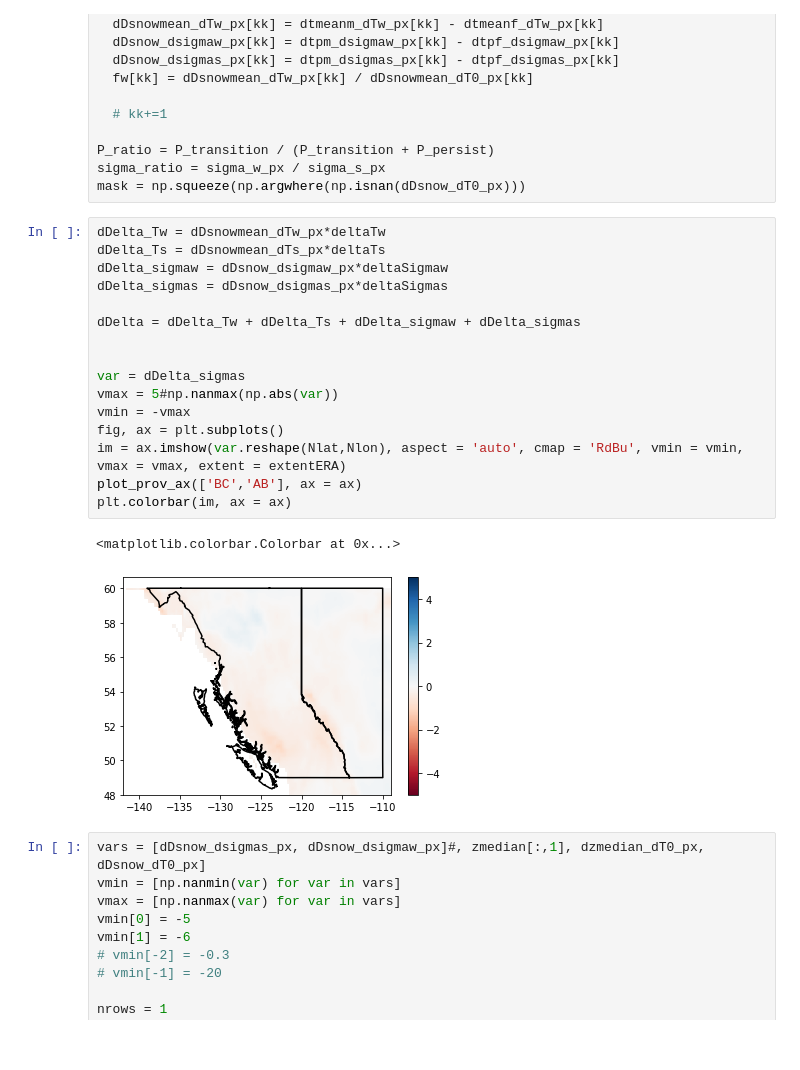
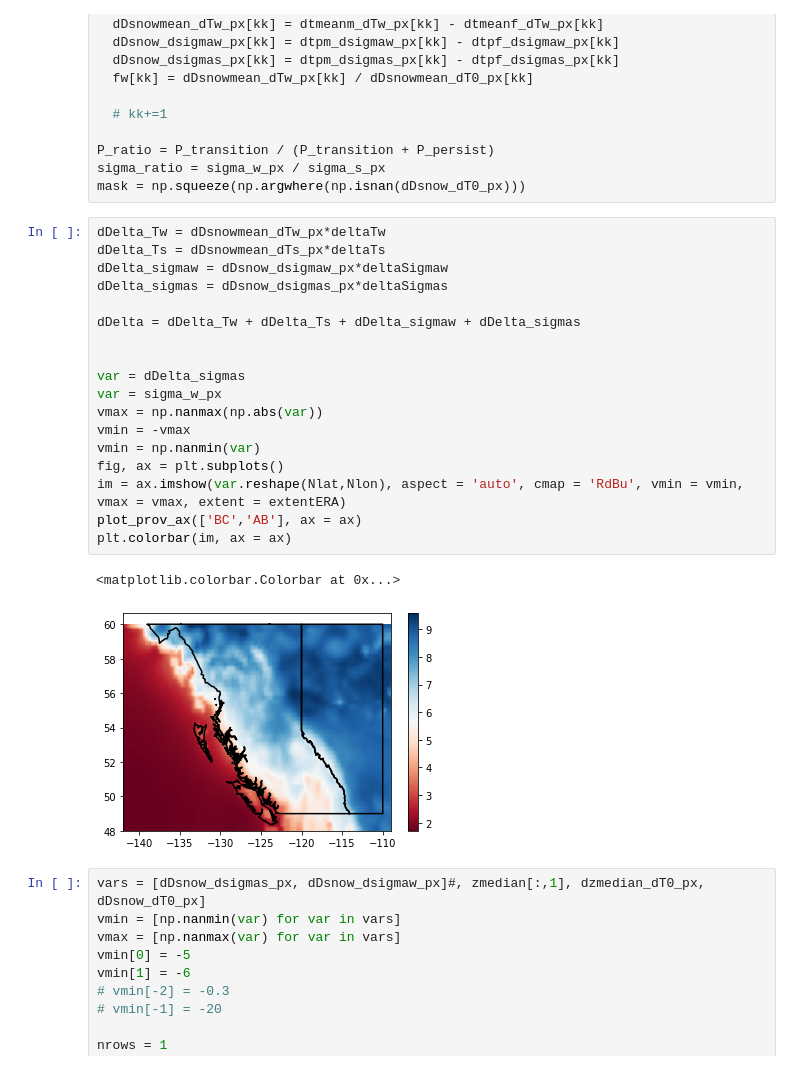
Before and after one commit to andersonsam/cnn_lstm_interpret, a Jupyter notebook: sine_sensitivity.ipynb, the cells around one changed output. Drawn from its saved outputs; the diff is of its cells as text.

```diff
--- a/sine_sensitivity.ipynb
+++ b/sine_sensitivity.ipynb
@@ -822,22 +822,24 @@ mask = np.squeeze(np.argwhere(np.isnan(dDsnow_dT0_px)))
 # %%
 dDelta_Tw = dDsnowmean_dTw_px*deltaTw
 dDelta_Ts = dDsnowmean_dTs_px*deltaTs
 dDelta_sigmaw = dDsnow_dsigmaw_px*deltaSigmaw
 dDelta_sigmas = dDsnow_dsigmas_px*deltaSigmas
 
 dDelta = dDelta_Tw + dDelta_Ts + dDelta_sigmaw + dDelta_sigmas
 
 
 var = dDelta_sigmas
-vmax = 5#np.nanmax(np.abs(var))
+var = sigma_w_px
+vmax = np.nanmax(np.abs(var))
 vmin = -vmax
+vmin = np.nanmin(var)
 fig, ax = plt.subplots()
 im = ax.imshow(var.reshape(Nlat,Nlon), aspect = 'auto', cmap = 'RdBu', vmin = vmin, vmax = vmax, extent = extentERA)
 plot_prov_ax(['BC','AB'], ax = ax)
 plt.colorbar(im, ax = ax)
 # %% [output]
 <matplotlib.colorbar.Colorbar at 0x...>
-[figure, old version]
+[figure, new version]
 # %%
 vars = [dDsnow_dsigmas_px, dDsnow_dsigmaw_px]#, zmedian[:,1], dzmedian_dT0_px, dDsnow_dT0_px]
 vmin = [np.nanmin(var) for var in vars]
```
Also changed, not shown: parts of 27 cells of this notebook.
